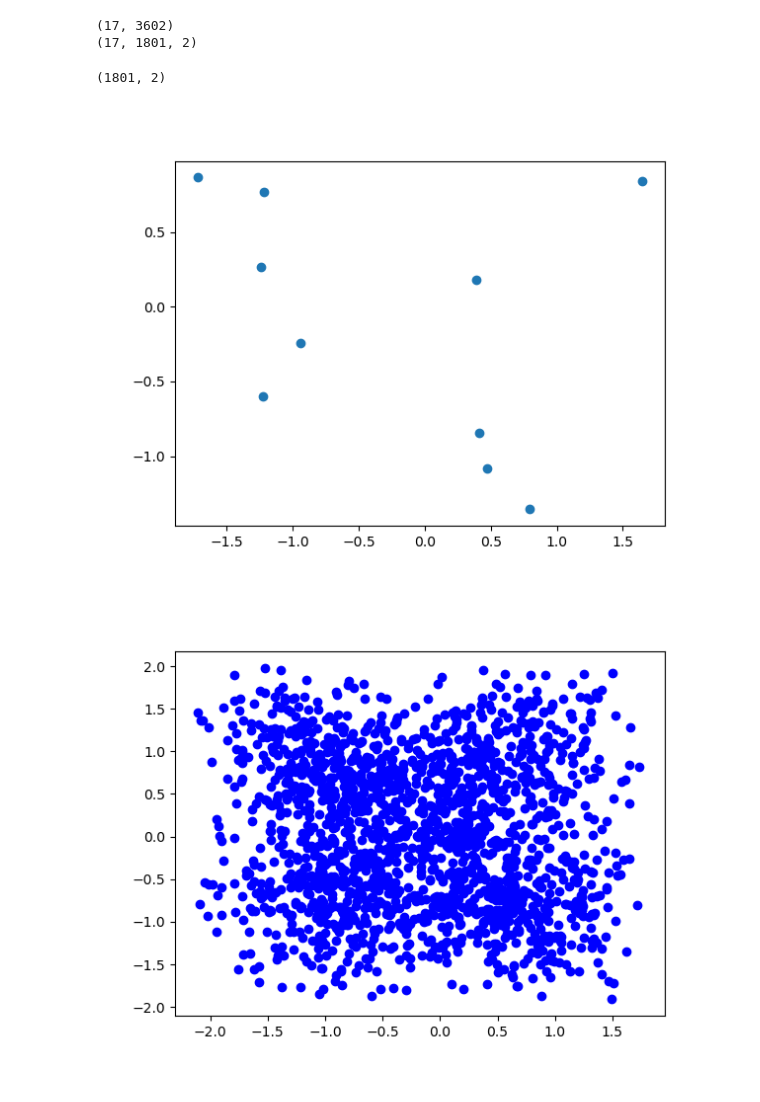
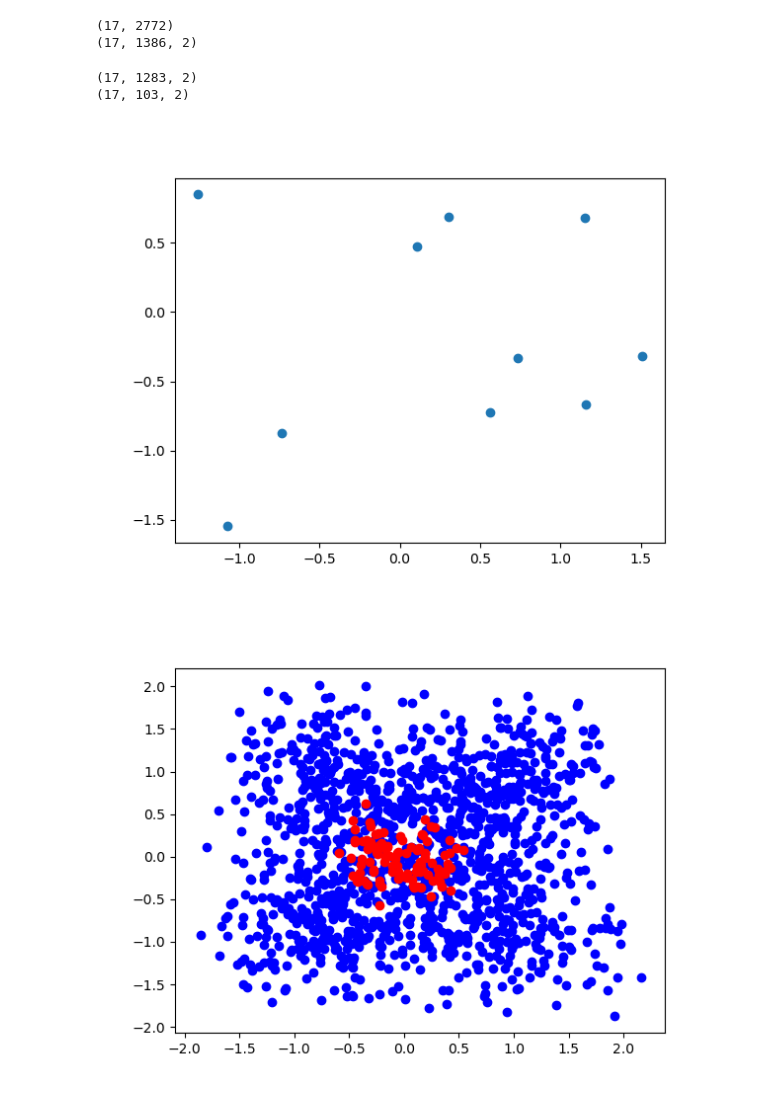
Before and after one commit to Rage997/MasterThesis, a Jupyter notebook: code/PyCode/results.ipynb, the cells around one changed output. Cells and saved outputs as stored; diff of their text form; code cells hidden in the pictures.

```diff
--- a/code/PyCode/results.ipynb
+++ b/code/PyCode/results.ipynb
@@ -2,25 +2,29 @@
 import numpy as np
 import matplotlib.pyplot as plt
 # %%
-path = '../data/142_49/'
+s, r = 1283, 103
+path = f'../data/result/{s}_{r}/'
 X = np.load(path+'resultX.npy')
 print(X.shape)
-X = X.reshape(X.shape[0], 1723+78, 2)
+X = X.reshape(X.shape[0], s+r, 2)
 print(X.shape)
 
-species = np.load(path+'species.npy')
-region = np.load(path+'region.npy')
+species = np.load(path+'species.npy', allow_pickle=True)
+region = np.load(path+'region.npy', allow_pickle=True)
 # %% [output]
-(17, 3602)
-(17, 1801, 2)
+(17, 2772)
+(17, 1386, 2)
-# %%
-# fig = plt.figure()
-X0 = X[0,:]
-print(X0.shape)
-
-# Get the species out
-# %% [output]
-(1801, 2)
+# %%
+t = 0
+Xspecies = X[:,:s]
+Xregion = X[:, s:]
+print(Xspecies.shape)
+print(Xregion.shape)
+
+# Get the species out
+# %% [output]
+(17, 1283, 2)
+(17, 103, 2)
 # %%
 X0 = X[16]
 curr = X0[0:10]
@@ -29,24 +33,32 @@ curr = X0[0:10]
 plt.scatter(curr[:,0], curr[:, 1])
 plt.show('test.png')
 # %% [output]
-[figure, old version]
+[figure, new version]
 # %%
 # Make a movie out of this
 import matplotlib.animation as animation
 %matplotlib widget
 
 fig = plt.figure()
 
+
 imgs = []
 for t in range(X.shape[0]):
-    X_curr = X[t]
-    im = plt.scatter(X_curr[:,0], X_curr[:, 1], c='blue')
-    imgs.append([im])
+    Xs_curr = Xspecies[t]
+    Xr_curr = Xregion[t]
+    # fig = plt.figure() # if want to save plots
+
+    im1 = plt.scatter(Xs_curr[:,0], Xs_curr[:, 1], c='blue')
+    im2 = plt.scatter(Xr_curr[:,0], Xr_curr[:, 1], c='red')
+    # if t in [0, 5, 10, 15]:
+    #     print('save image')
+    #     plt.savefig(f'../../latex/figures/latentspace_tf{t}')
+    imgs.append([im1, im2])
 
 ani = animation.ArtistAnimation(fig, imgs, interval=500, blit=True,
                                 repeat_delay=1000)
 ani.save(path+'dynamic_evolution.mp4')
 
 # plt.show()
 # %% [output]
-[figure, old version]
+[figure, new version]
```
Also changed, not shown: parts of 11 cells of this notebook, 14 other files.
